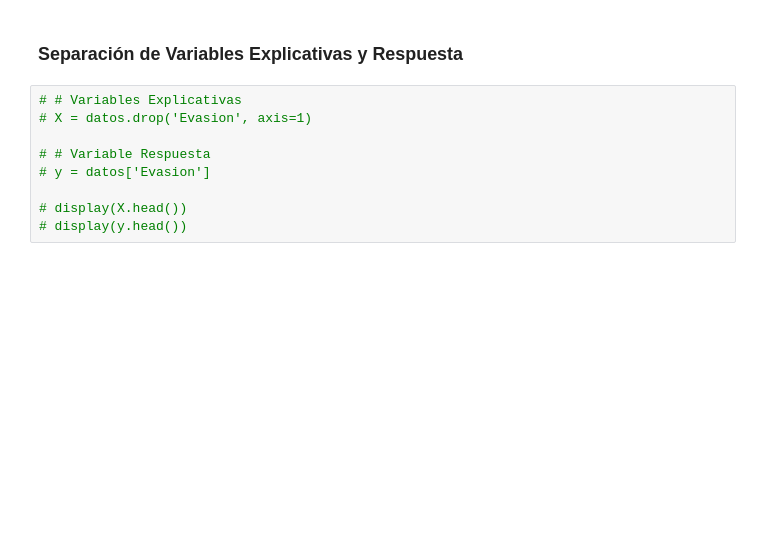
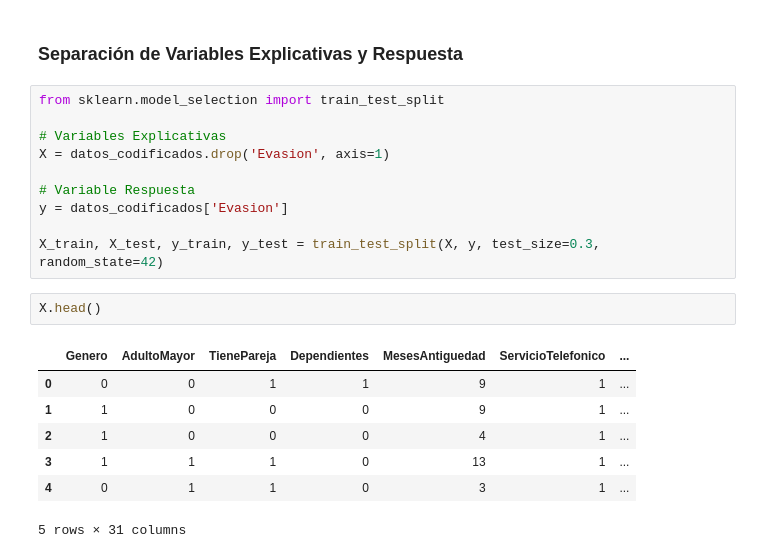
Before and after one commit to DanielRaiicHu/telecom_x_2, a Jupyter notebook: telecom_x_2.ipynb, the cells around one changed output. Drawn from its saved outputs; the diff is of its cells as text; blank space fills up the shorter version.

```diff
--- a/telecom_x_2.ipynb
+++ b/telecom_x_2.ipynb
@@ -119,11 +234,22 @@ datos.head()
 # %% [markdown]
 ### **Separación de Variables Explicativas y Respuesta**
 # %%
-# # Variables Explicativas
-# X = datos.drop('Evasion', axis=1)
+from sklearn.model_selection import train_test_split
 
-# # Variable Respuesta
-# y = datos['Evasion']
+# Variables Explicativas
+X = datos_codificados.drop('Evasion', axis=1)
 
-# display(X.head())
-# display(y.head())
+# Variable Respuesta
+y = datos_codificados['Evasion']
+
+X_train, X_test, y_train, y_test = train_test_split(X, y, test_size=0.3, random_state=42)
+# %%
+X.head()
+# %% [output]
+|  | Genero | AdultoMayor | TienePareja | Dependientes | MesesAntiguedad | ServicioTelefonico | ... |
+| 0 | 0 | 0 | 1 | 1 | 9 | 1 | ... |
+| 1 | 1 | 0 | 0 | 0 | 9 | 1 | ... |
+| 2 | 1 | 0 | 0 | 0 | 4 | 1 | ... |
+| 3 | 1 | 1 | 1 | 0 | 13 | 1 | ... |
+| 4 | 0 | 1 | 1 | 0 | 3 | 1 | ... |
+5 rows × 31 columns
```
Also changed, not shown: parts of 19 cells of this notebook.
